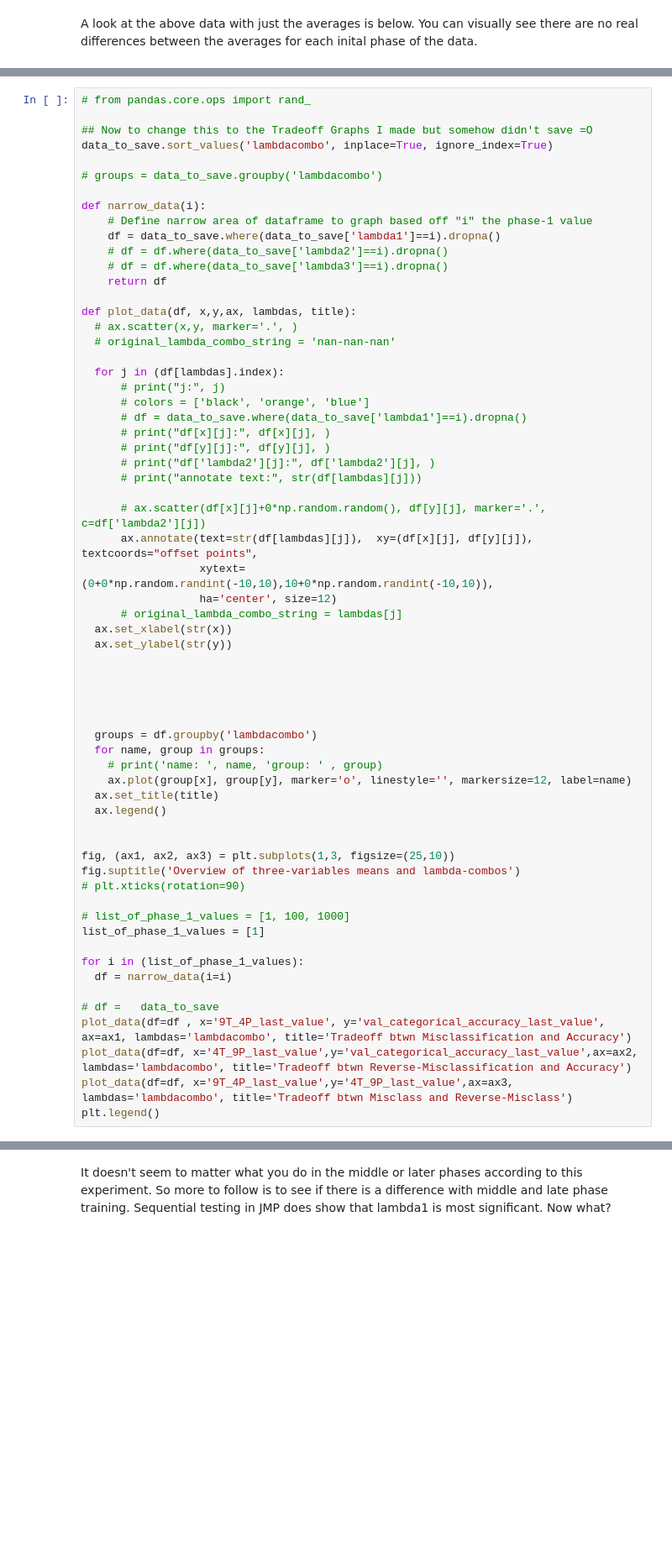
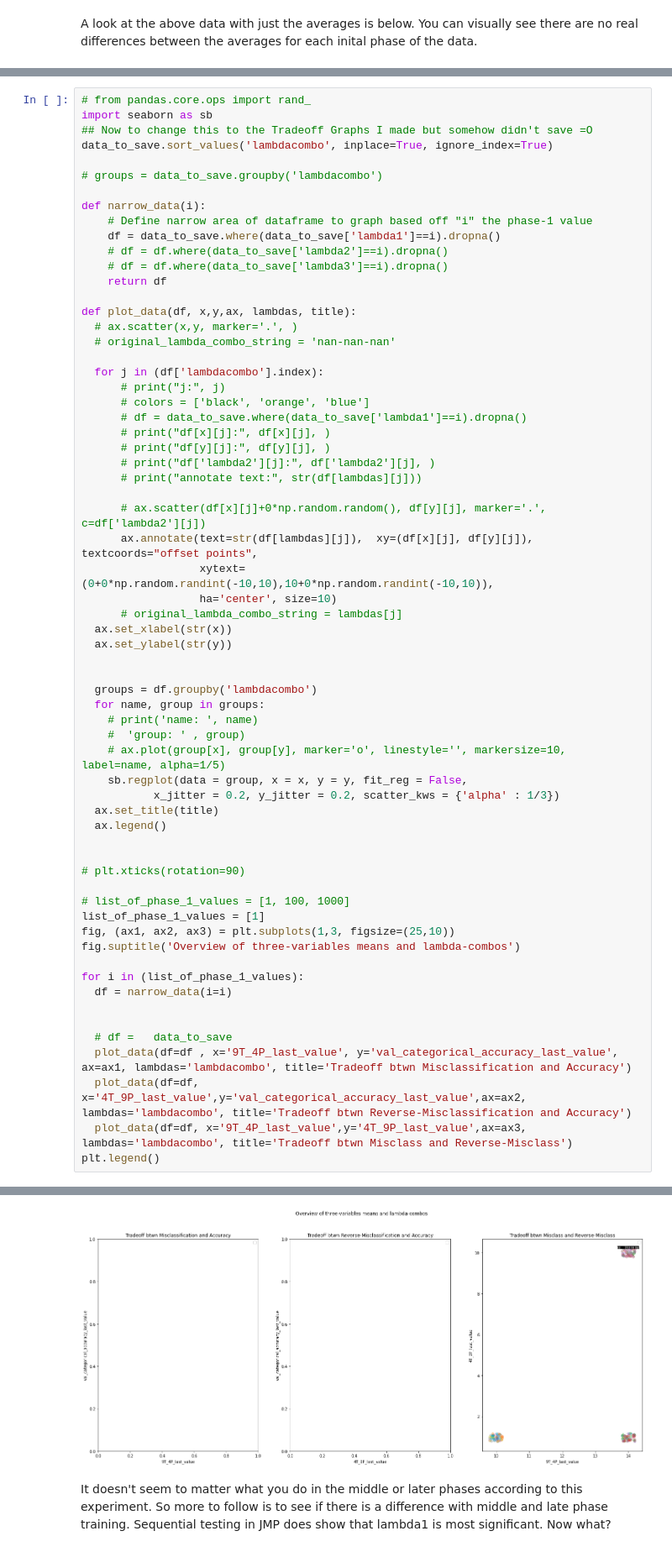
Before and after one commit to RachelRamirez/misclassification_matrix, a Jupyter notebook: Load_and_Analyze_Results_of_l1_l2_l3_l4_l5_pkl_files.ipynb, the cells around one changed output, grey strips where cells are left out. Shown at 84% size. Drawn from its saved outputs; the diff is of its cells as text; blank space fills up the shorter version.

```diff
--- a/Load_and_Analyze_Results_of_l1_l2_l3_l4_l5_pkl_files.ipynb
+++ b/Load_and_Analyze_Results_of_l1_l2_l3_l4_l5_pkl_files.ipynb
@@ -344,6 +377,6 @@ ax3.tick_params(axis='x', labelrotation=90)
 # %%
 # from pandas.core.ops import rand_
-
+import seaborn as sb
 ## Now to change this to the Tradeoff Graphs I made but somehow didn't save =O
 data_to_save.sort_values('lambdacombo', inplace=True, ignore_index=True)
 
@@ -360,7 +393,7 @@ def plot_data(df, x,y,ax, lambdas, title):
   # ax.scatter(x,y, marker='.', )
   # original_lambda_combo_string = 'nan-nan-nan'
 
-  for j in (df[lambdas].index):
+  for j in (df['lambdacombo'].index):
       # print("j:", j)
       # colors = ['black', 'orange', 'blue']
       # df = data_to_save.where(data_to_save['lambda1']==i).dropna()
@@ -372,35 +405,37 @@ def plot_data(df, x,y,ax, lambdas, title):
       # ax.scatter(df[x][j]+0*np.random.random(), df[y][j], marker='.', c=df['lambda2'][j])
       ax.annotate(text=str(df[lambdas][j]),  xy=(df[x][j], df[y][j]), textcoords="offset points",
                   xytext=(0+0*np.random.randint(-10,10),10+0*np.random.randint(-10,10)),
-                  ha='center', size=12)
+                  ha='center', size=10)
       # original_lambda_combo_string = lambdas[j]
   ax.set_xlabel(str(x))
   ax.set_ylabel(str(y))
 
 
-
-
-
   groups = df.groupby('lambdacombo')
   for name, group in groups:
-    # print('name: ', name, 'group: ' , group)
-    ax.plot(group[x], group[y], marker='o', linestyle='', markersize=12, label=name)
+    # print('name: ', name)
+    #  'group: ' , group)
+    # ax.plot(group[x], group[y], marker='o', linestyle='', markersize=10, label=name, alpha=1/5)
+    sb.regplot(data = group, x = x, y = y, fit_reg = False,
+           x_jitter = 0.2, y_jitter = 0.2, scatter_kws = {'alpha' : 1/3})
   ax.set_title(title)
   ax.legend()
 
 
-fig, (ax1, ax2, ax3) = plt.subplots(1,3, figsize=(25,10))
-fig.suptitle('Overview of three-variables means and lambda-combos')
 # plt.xticks(rotation=90)
 
 # list_of_phase_1_values = [1, 100, 1000]
 list_of_phase_1_values = [1]
+fig, (ax1, ax2, ax3) = plt.subplots(1,3, figsize=(25,10))
+fig.suptitle('Overview of three-variables means and lambda-combos')
 
 for i in (list_of_phase_1_values):
   df = narrow_data(i=i)
 
-# df =   data_to_save
-plot_data(df=df , x='9T_4P_last_value', y='val_categorical_accuracy_last_value', ax=ax1, lambdas='lambdacombo', title='Tradeoff btwn Misclassification and Accuracy')
-plot_data(df=df, x='4T_9P_last_value',y='val_categorical_accuracy_last_value',ax=ax2, lambdas='lambdacombo', title='Tradeoff btwn Reverse-Misclassification and Accuracy')
-plot_data(df=df, x='9T_4P_last_value',y='4T_9P_last_value',ax=ax3, lambdas='lambdacombo', title='Tradeoff btwn Misclass and Reverse-Misclass')
+
+  # df =   data_to_save
+  plot_data(df=df , x='9T_4P_last_value', y='val_categorical_accuracy_last_value', ax=ax1, lambdas='lambdacombo', title='Tradeoff btwn Misclassification and Accuracy')
+  plot_data(df=df, x='4T_9P_last_value',y='val_categorical_accuracy_last_value',ax=ax2, lambdas='lambdacombo', title='Tradeoff btwn Reverse-Misclassification and Accuracy')
+  plot_data(df=df, x='9T_4P_last_value',y='4T_9P_last_value',ax=ax3, lambdas='lambdacombo', title='Tradeoff btwn Misclass and Reverse-Misclass')
 plt.legend()
+# %% [output]
@@ -407,3 +447,4 @@ plt.legend()
+[figure, added]
 # %% [markdown]
 It doesn't seem to matter what you do in the middle or later phases according to this experiment.   So more to follow is to see if there is a difference with middle and late phase training.  Sequential testing in JMP does show that lambda1 is most significant.  Now what?
 # %%
```
Also changed, not shown: parts of 14 cells of this notebook.
